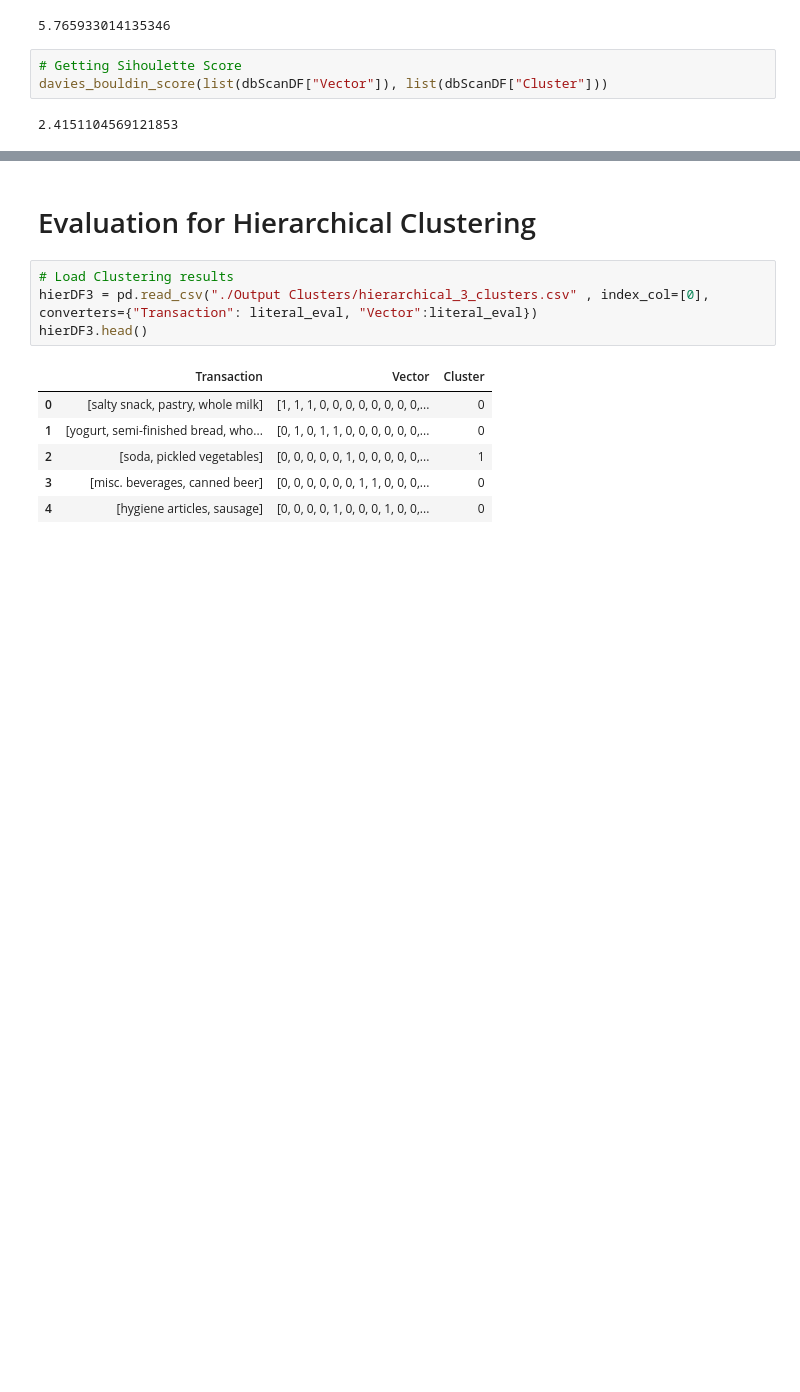
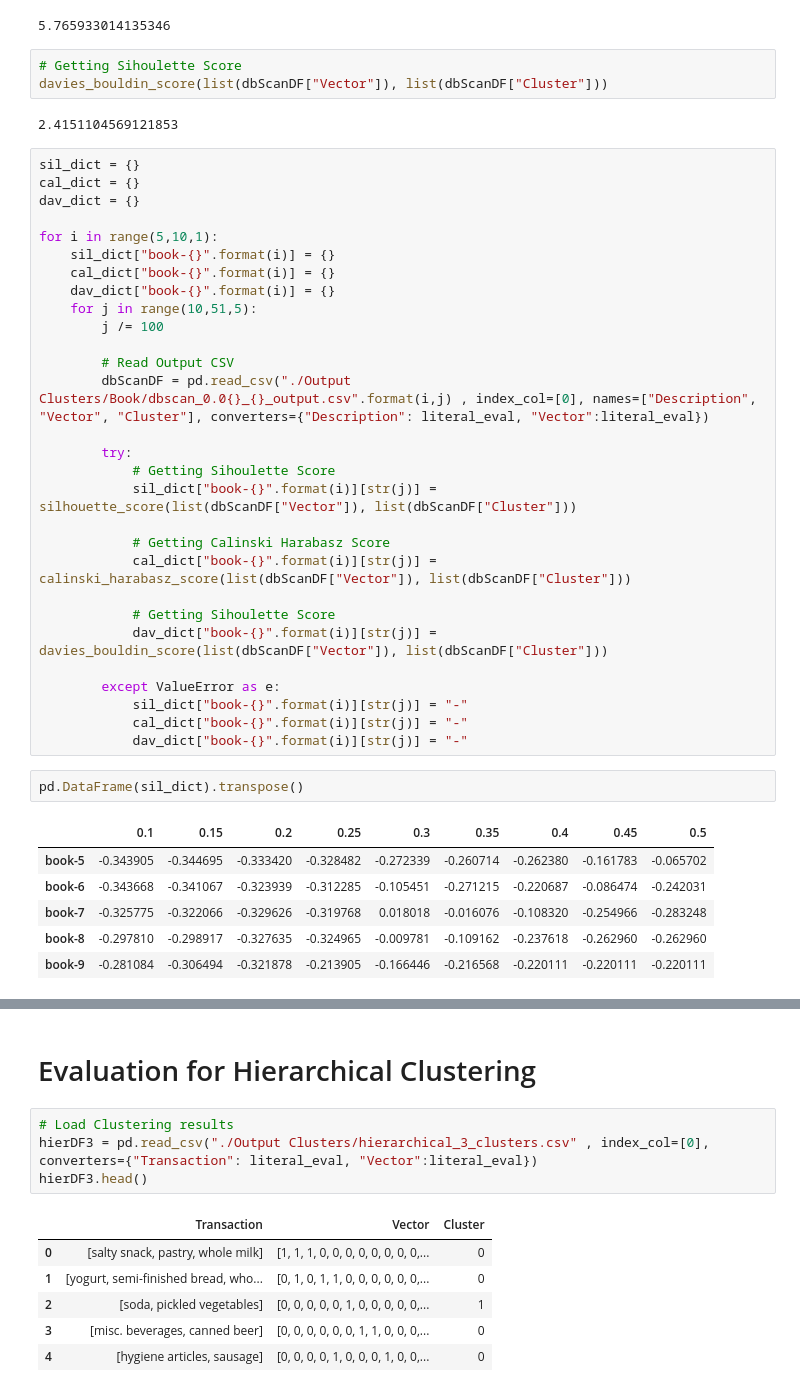
Before and after one commit to titim789/Data_Analytics_Project, a Jupyter notebook: Assignment 2/Clustering/Cluster Evaluation.ipynb, the cells around one changed output, grey strips where cells are left out. Drawn from its saved outputs; the diff is of its cells as text; blank space fills up the shorter version.

```diff
--- a/Assignment 2/Clustering/Cluster Evaluation.ipynb
+++ b/Assignment 2/Clustering/Cluster Evaluation.ipynb
@@ -58,3 +172,41 @@ calinski_harabasz_score(list(dbScanDF["Vector"]), list(dbScanDF["Cluster"]))
 davies_bouldin_score(list(dbScanDF["Vector"]), list(dbScanDF["Cluster"]))
 # %% [output]
 2.4151104569121853
+# %%
+sil_dict = {}
+cal_dict = {}
+dav_dict = {}
+
+for i in range(5,10,1):
+    sil_dict["book-{}".format(i)] = {}
+    cal_dict["book-{}".format(i)] = {}
+    dav_dict["book-{}".format(i)] = {}
+    for j in range(10,51,5):
+        j /= 100
+
+        # Read Output CSV
+        dbScanDF = pd.read_csv("./Output Clusters/Book/dbscan_0.0{}_{}_output.csv".format(i,j) , index_col=[0], names=["Description", "Vector", "Cluster"], converters={"Description": literal_eval, "Vector":literal_eval})
+
+        try:
+            # Getting Sihoulette Score
+            sil_dict["book-{}".format(i)][str(j)] = silhouette_score(list(dbScanDF["Vector"]), list(dbScanDF["Cluster"]))
+
+            # Getting Calinski Harabasz Score
+            cal_dict["book-{}".format(i)][str(j)] = calinski_harabasz_score(list(dbScanDF["Vector"]), list(dbScanDF["Cluster"]))
+
+            # Getting Sihoulette Score
+            dav_dict["book-{}".format(i)][str(j)] = davies_bouldin_score(list(dbScanDF["Vector"]), list(dbScanDF["Cluster"]))
+
+        except ValueError as e:
+            sil_dict["book-{}".format(i)][str(j)] = "-"
+            cal_dict["book-{}".format(i)][str(j)] = "-"
+            dav_dict["book-{}".format(i)][str(j)] = "-"
+# %%
+pd.DataFrame(sil_dict).transpose()
+# %% [output]
+|  | 0.1 | 0.15 | 0.2 | 0.25 | 0.3 | 0.35 | 0.4 | 0.45 | 0.5 |
+| book-5 | -0.343905 | -0.344695 | -0.333420 | -0.328482 | -0.272339 | -0.260714 | -0.262380 | -0.161783 | -0.065702 |
+| book-6 | -0.343668 | -0.341067 | -0.323939 | -0.312285 | -0.105451 | -0.271215 | -0.220687 | -0.086474 | -0.242031 |
+| book-7 | -0.325775 | -0.322066 | -0.329626 | -0.319768 | 0.018018 | -0.016076 | -0.108320 | -0.254966 | -0.283248 |
+| book-8 | -0.297810 | -0.298917 | -0.327635 | -0.324965 | -0.009781 | -0.109162 | -0.237618 | -0.262960 | -0.262960 |
+| book-9 | -0.281084 | -0.306494 | -0.321878 | -0.213905 | -0.166446 | -0.216568 | -0.220111 | -0.220111 | -0.220111 |
```
Also changed, not shown: parts of 14 cells of this notebook, 2 other files.
